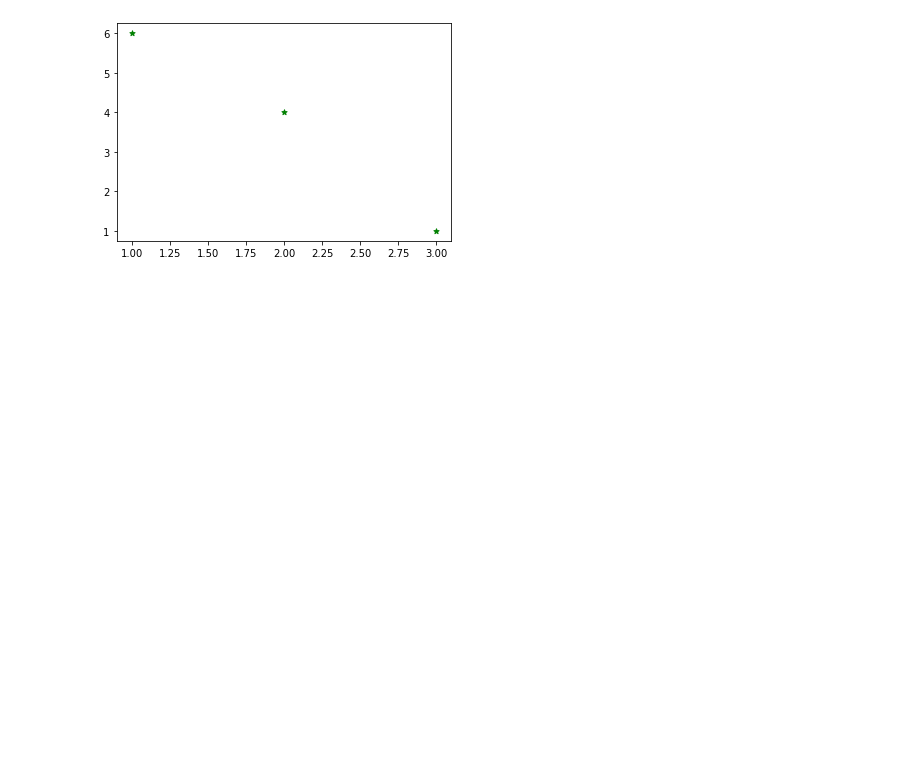
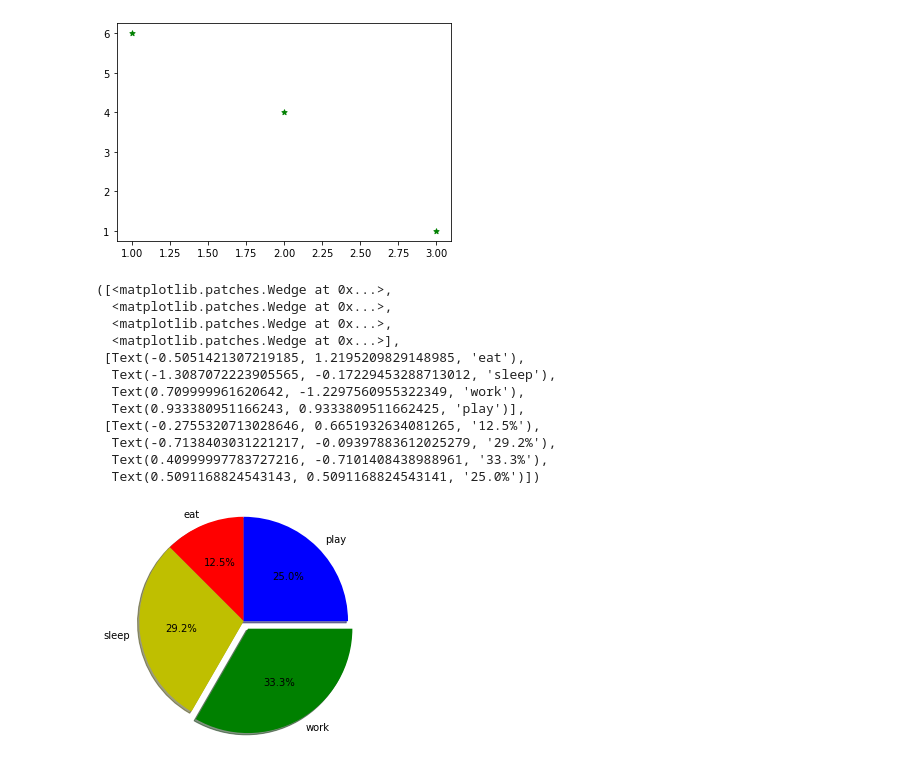
Before and after one commit to keerthiawh/2022-S3-MCA-DATA-SCIENCE, a Jupyter notebook: Jaseem/CO1/graph.ipynb, the cells around one changed output. Cells and saved outputs as stored; diff of their text form; code cells hidden in the pictures; blank space fills up the shorter version.

Commit message:
graph

```diff
--- a/Jaseem/CO1/graph.ipynb
+++ b/Jaseem/CO1/graph.ipynb
@@ -49,13 +49,27 @@ plt.show()
 # %%
 activities = ['eat', 'sleep', 'work', 'play']
 
 
 slices = [3, 7, 8, 6]
 
 
 colors = ['r', 'y', 'g', 'b']
 
 # plotting the pie chart
 plt.pie(slices, labels = activities, colors=colors,
         startangle=90, shadow = True, explode = (0, 0, 0.1, 0),
-        radius = 1.2, autopct = '%1.1f%%'
+        radius = 1.2, autopct = '%1.1f%%')
+# %% [output]
+([<matplotlib.patches.Wedge at 0x...>,
+  <matplotlib.patches.Wedge at 0x...>,
+  <matplotlib.patches.Wedge at 0x...>,
+  <matplotlib.patches.Wedge at 0x...>],
+ [Text(-0.5051421307219185, 1.2195209829148985, 'eat'),
+  Text(-1.3087072223905565, -0.17229453288713012, 'sleep'),
+  Text(0.709999961620642, -1.2297560955322349, 'work'),
+  Text(0.933380951166243, 0.9333809511662425, 'play')],
+ [Text(-0.2755320713028646, 0.6651932634081265, '12.5%'),
+  Text(-0.7138403031221217, -0.09397883612025279, '29.2%'),
+  Text(0.40999997783727216, -0.7101408438988961, '33.3%'),
+  Text(0.5091168824543143, 0.5091168824543141, '25.0%')])
+[figure, added]
```
Also changed, not shown: 1 other file.
